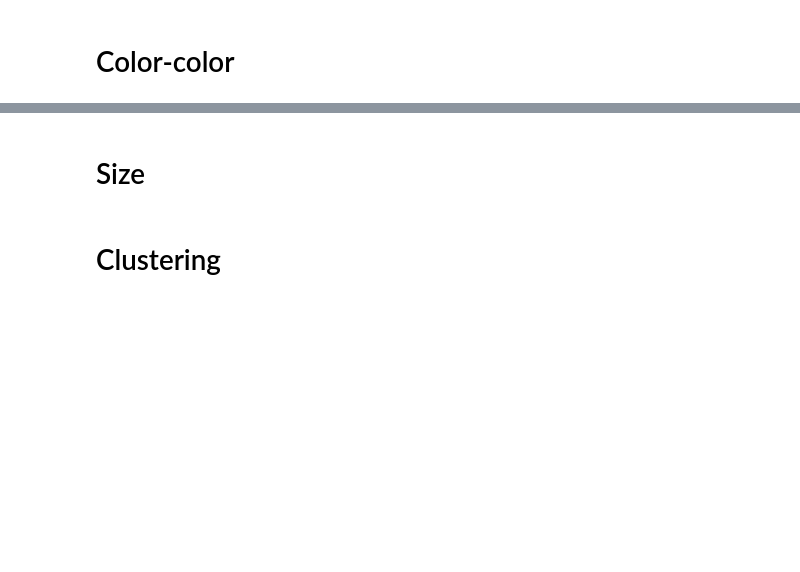
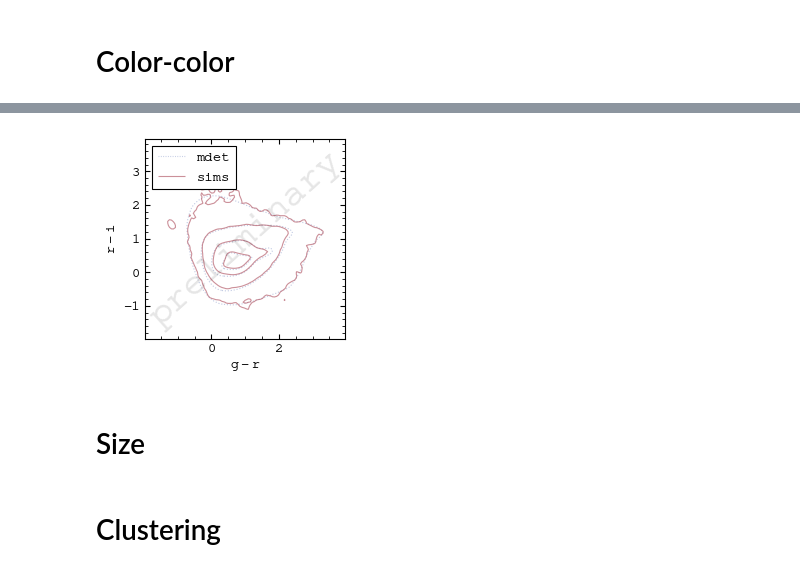
Before and after one commit to sidneymau/des-y6-image-sims-analysis, a Jupyter notebook: plots/dev.ipynb, the cells around one changed output, grey strips where cells are left out. Cells and saved outputs as stored; diff of their text form; code cells hidden in the pictures; blank space fills up the shorter version.

```diff
--- a/plots/dev.ipynb
+++ b/plots/dev.ipynb
@@ -361,8 +342,8 @@ def accumulate_pair(*, pdict, mdict, tile, bands_x, bands_y, bins, mdet_mask):
 # %%
 NBINS = 100
 BINS = {
-    "gr": np.linspace(-2, 4, NBINS),
-    "ri": np.linspace(-2, 4, NBINS),
+    "gr": np.linspace(-2, 4, NBINS + 1),
+    "ri": np.linspace(-2, 4, NBINS + 1),
 }
 
 
@@ -390 +373,8 @@ with h5py.File(
+# %%
+hist = np.zeros((NBINS, NBINS))
+for future in futures:
+    _hist = future.result()
+    hist = np.nansum([hist, _hist], axis=0)
+
+hist /= mdet_area
 # %%
@@ -413,51 +416,81 @@ NameError: name 'pairs' is not defined
 # %%
-
-fig, axs = plotting.make_axes(
+fig, axs = lib.plotting.make_axes(
     1, 1,
-    **beamer_kwargs,
+    **onecolumn_kwargs,
 )
 
 
 # https://corner.readthedocs.io/en/latest/pages/sigmas/
 # percentiles = [50.00, 70.00, 90.00]
 # percentiles = 1.0 - np.exp(-0.5 * np.array([0.5, 1.0, 1.5, 2.0]) ** 2)
 # percentiles = [0.5, 0.7, 0.9]
 percentiles = 1.0 - np.exp(-0.5 * np.array([1.5, 2.0, 2.5, 3.0]) ** 2)
-levels = util.get_levels(hist, percentiles=percentiles)
+levels = lib.util.get_levels(hist, percentiles=percentiles)
 
 cmap_mdet = "des-y6-mdet"
 cmap_sims = "des-y6-sims"
 
-norm = colors.LogNorm()
+norm = mpl.colors.LogNorm()
 
-ax = axs[0, 0]
+artists = []
+labels = []
 
-contours = plotting.contour(ax, hist, bins, norm=norm, levels=levels, cmap=cmap_mdet)
-contours = plotting.contour(ax, hist_sims, bins, norm=norm, levels=levels, cmap=cmap_sims)
-ax.set_xlabel(format_bands(bands_x))
-ax.set_ylabel(format_bands(bands_y))
+contours = lib.plotting.contour(
+    axs,
+    hist,
+    bins,
+    norm=norm,
+    levels=levels,
+    linestyles=":",
+    colors=lib.plotting.mdet_color,
+    # cmap=lib.plotting._cmap_mdet,
+)
+_artists, _labels = contours.legend_elements()
+artists.append(_artists[0])
+labels.append("mdet")
 
-ax.text(
-    0.05, 0.95,
-    "mdet",
-    color=plotting.mdet_color,
-    transform=ax.transAxes,
-    horizontalalignment="left",
-    verticalalignment="top",
+contours = lib.plotting.contour(
+    axs,
+    hist_sims,
+    bins,
+    norm=norm,
+    levels=levels,
+    colors=lib.plotting.sims_color,
+    # cmap=lib.plotting._cmap_sims,
 )
-ax.text(
-    0.05, 0.85,
-    "sims",
-    color=plotting.sims_color,
-    transform=ax.transAxes,
-    horizontalalignment="left",
-    verticalalignment="top",
-)
+_artists, _labels = contours.legend_elements()
+artists.append(_artists[0])
+labels.append("sims")
 
+axs.set_xlabel(format_bands(bands_x))
+axs.set_ylabel(format_bands(bands_y))
+# axs.legend(loc="upper left")
+axs.legend(artists, labels, loc="upper left")
+
+# axs.text(
+#     0.05, 0.95,
+#     "mdet",
+#     color=lib.plotting.mdet_color,
+#     transform=axs.transAxes,
+#     horizontalalignment="left",
+#     verticalalignment="top",
+# )
+# axs.text(
+#     0.05, 0.85,
+#     "sims",
+#     color=lib.plotting.sims_color,
+#     transform=axs.transAxes,
+#     horizontalalignment="left",
+#     verticalalignment="top",
+# )
+
+lib.plotting.watermark(fig)
 
 fig.savefig("color-color.pdf")
 
 plt.show()
+# %% [output]
+[figure, added]
 # %% [markdown]
 # Size
 # %%
```
Also changed, not shown: parts of 11 cells of this notebook, 3 other files.
